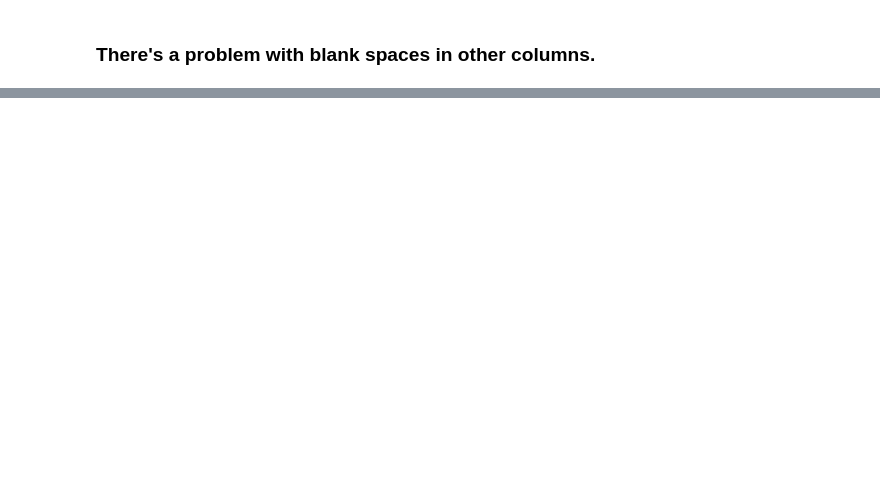
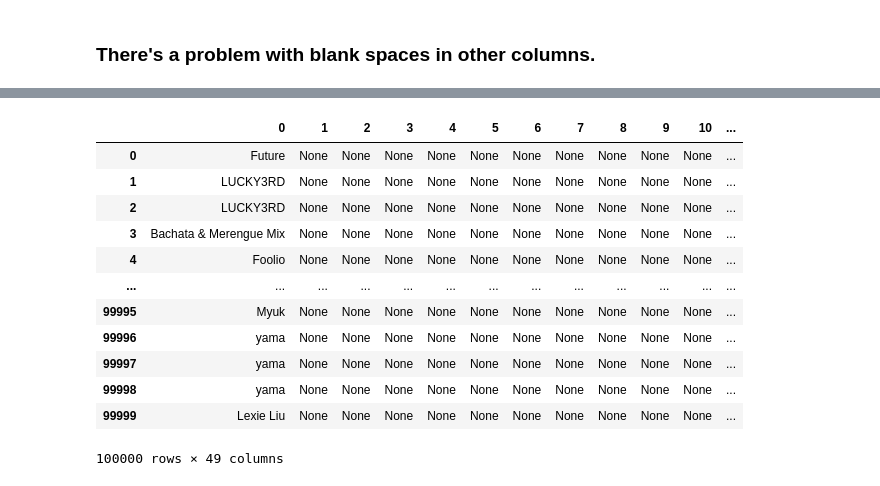
Before and after one commit to NSS-Data-Analytics-Cohort-6/mlc-project-nan-nagini, a Jupyter notebook: Notebooks/MLC_Dataset.ipynb, the cells around one changed output, grey strips where cells are left out. Drawn from its saved outputs; the diff is of its cells as text; code cells hidden in the pictures; blank space fills up the shorter version.

```diff
--- a/Notebooks/MLC_Dataset.ipynb
+++ b/Notebooks/MLC_Dataset.ipynb
@@ -144,5 +144,5 @@ Data columns (total 13 columns):
 dtypes: float64(1), int64(2), object(10)
 memory usage: 9.9+ MB
 # %%
-mlc_data.columns = ['ISRC', 'Country', 'Registrant', 'Release_Year', 'Period', 'DSP', 'Streams', 'Artist', 'Label', 'Song', 'Album', 'Duration', 'Songwriter?']
+mlc_df.columns = ['ISRC', 'Country', 'Registrant', 'Release_Year', 'Period', 'DSP', 'Streams', 'Artist', 'Label', 'Song', 'Album', 'Duration', 'Songwriter?']
 # %%
@@ -277,0 +218,6 @@ mlc_data.sort_values('Duration', ascending=False).head()
+# %%
+mlc_df["Streams"] = mlc_df["Streams"].str.replace(' ','')
+# %%
+mlc_df["Streams"] = mlc_df["Streams"].str.replace(',','')
+# %%
+mlc_df[["Streams"]] = mlc_df[["Streams"]].apply(pd.to_numeric)
@@ -277,0 +376,16 @@ mlc_data.sort_values('Duration', ascending=False).head()
+# %%
+mlc_df['Artist'].str.split(',', expand = True)
+# %% [output]
+|  | 0 | 1 | 2 | 3 | 4 | 5 | 6 | 7 | 8 | 9 | 10 | ... |
+| 0 | Future | None | None | None | None | None | None | None | None | None | None | ... |
+| 1 | LUCKY3RD | None | None | None | None | None | None | None | None | None | None | ... |
+| 2 | LUCKY3RD | None | None | None | None | None | None | None | None | None | None | ... |
+| 3 | Bachata & Merengue Mix | None | None | None | None | None | None | None | None | None | None | ... |
+| 4 | Foolio | None | None | None | None | None | None | None | None | None | None | ... |
+| ... | ... | ... | ... | ... | ... | ... | ... | ... | ... | ... | ... | ... |
+| 99995 | Myuk | None | None | None | None | None | None | None | None | None | None | ... |
+| 99996 | yama | None | None | None | None | None | None | None | None | None | None | ... |
+| 99997 | yama | None | None | None | None | None | None | None | None | None | None | ... |
+| 99998 | yama | None | None | None | None | None | None | None | None | None | None | ... |
+| 99999 | Lexie Liu | None | None | None | None | None | None | None | None | None | None | ... |
+100000 rows × 49 columns
```
Also changed, not shown: parts of 56 cells of this notebook.
